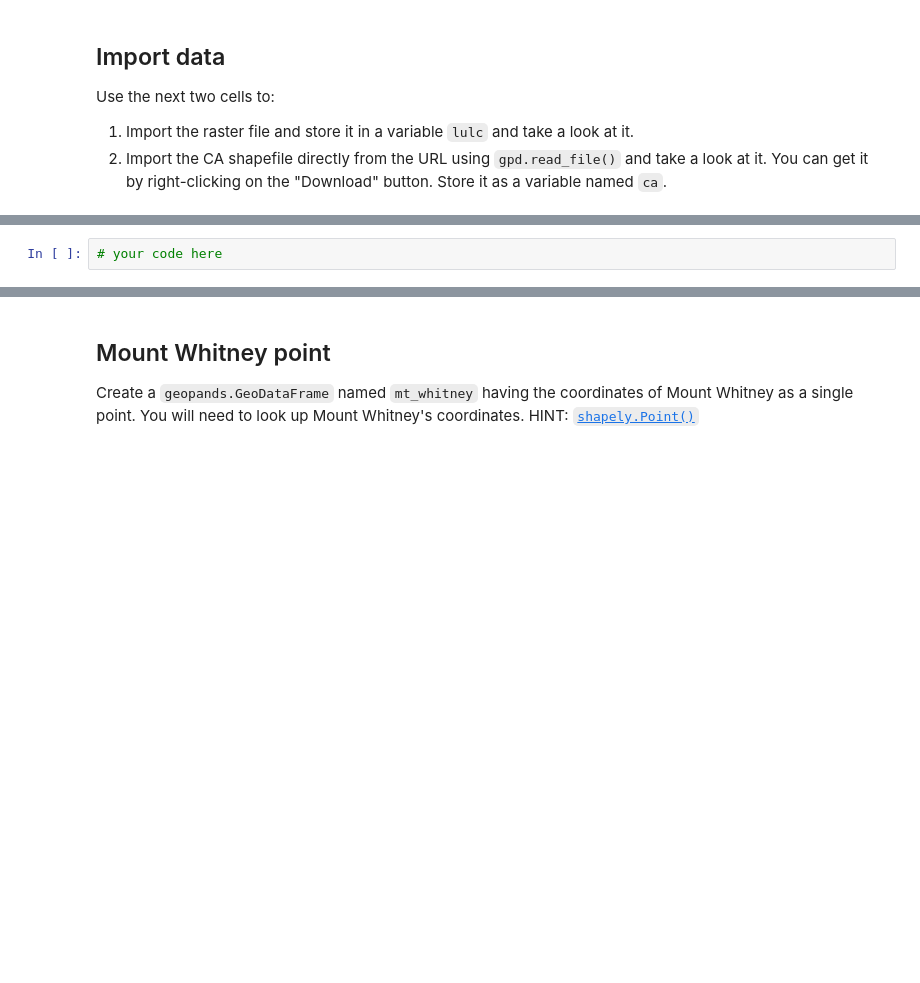
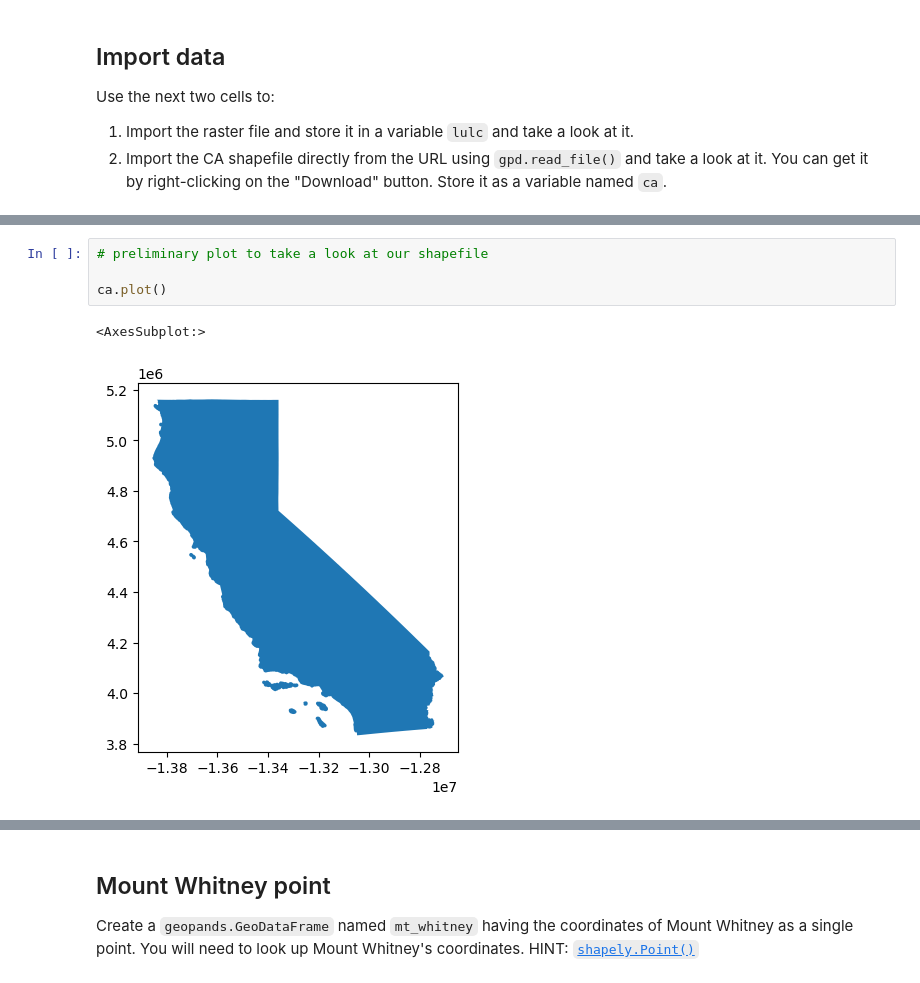
Before and after one commit to a-ramji/eds220-hwk-4, a Jupyter notebook: hwk4-task1-whitney-map-2.ipynb, the cells around one changed output, grey strips where cells are left out. Saved outputs shown, nothing was run; the diff lists cells and outputs as text; blank space fills up the shorter version.

```diff
--- a/hwk4-task1-whitney-map-2.ipynb
+++ b/hwk4-task1-whitney-map-2.ipynb
@@ -99,2 +115,7 @@ Create a `geopands.GeoDataFrame` named `bbox` with the lulc bounding box.
 # %%
-# your code here
+# preliminary plot to take a look at our shapefile
+
+ca.plot()
+# %% [output]
+<AxesSubplot:>
+[figure, added]
```
Also changed, not shown: parts of 17 cells of this notebook.
